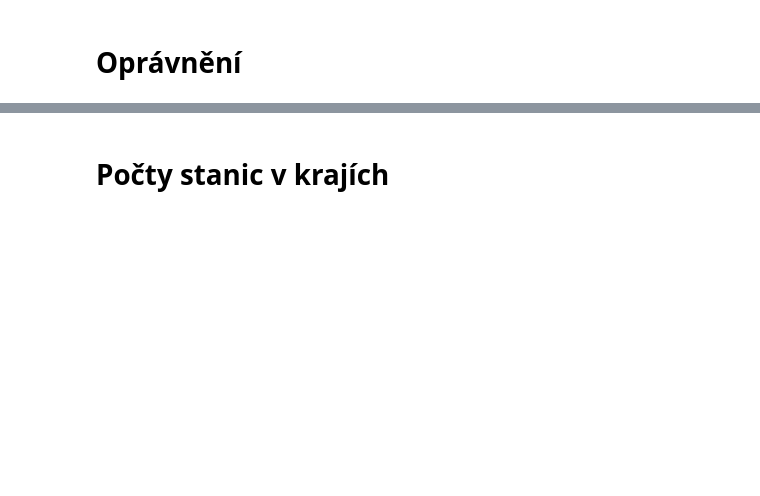
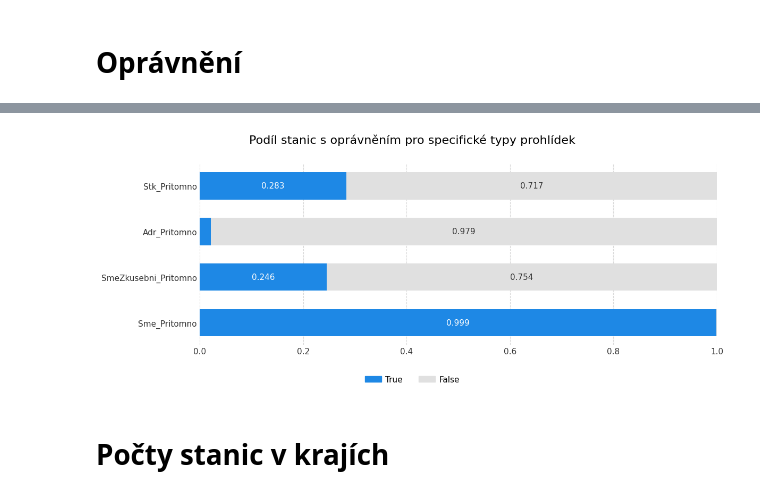
Before and after one commit to opendatalabcz/emissions-data-analysis-cz, a Jupyter notebook: kod/explorace/stations_exploration.ipynb, the cells around one changed output, grey strips where cells are left out. Drawn from its saved outputs; the diff is of its cells as text; code cells hidden in the pictures; blank space fills up the shorter version.

```diff
--- a/kod/explorace/stations_exploration.ipynb
+++ b/kod/explorace/stations_exploration.ipynb
@@ -139,2 +98,13 @@ plt.show()
+# %%
+cols_to_plot = ["Stk_Pritomno", "Adr_Pritomno", "SmeZkusebni_Pritomno", "Sme_Pritomno",]
+
+# 2. Definice parametrů pro zobrazení
+graph_title = "Podíl stanic s oprávněním pro specifické typy prohlídek"
+output_file = "kod/explorace/stanice_opravneni.svg"
+
+# 3. Samotné volání funkce
+plot_stacked_ratios(df=df, cols=cols_to_plot[::-1], title=graph_title, save_path=output_file)
+# %% [output]
+[figure, added]
 # %% [markdown]
 # Počty stanic v krajích
```
Also changed, not shown: parts of 9 cells of this notebook, 6 other files.
